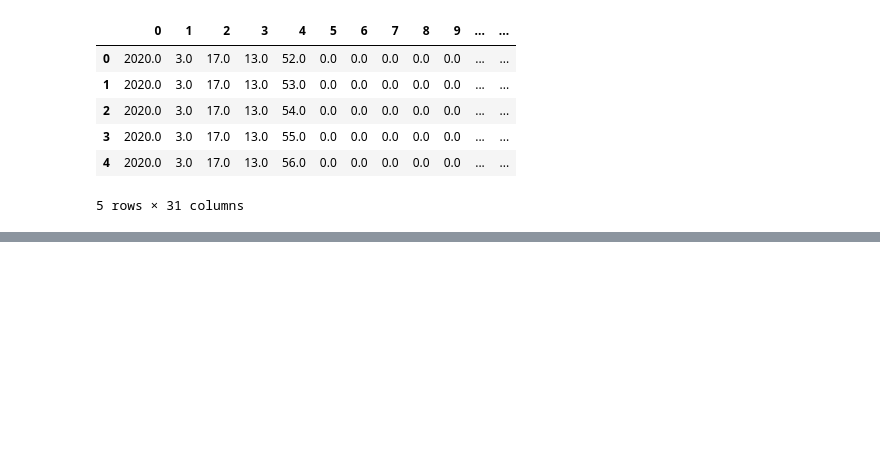
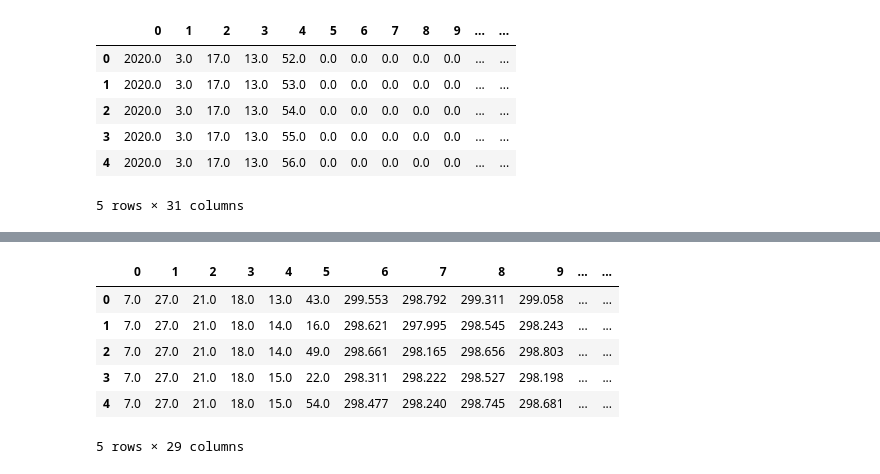
Before and after one commit to lourencocavalcante/Introduction-to-Data-Science, a Jupyter notebook: INPE_CAP394_2022_Atv01_Lourenco.ipynb, the cells around one changed output, grey strips where cells are left out. Saved outputs shown, nothing was run; the diff lists cells and outputs as text; code cells hidden in the pictures; blank space fills up the shorter version.

```diff
--- a/INPE_CAP394_2022_Atv01_Lourenco.ipynb
+++ b/INPE_CAP394_2022_Atv01_Lourenco.ipynb
@@ -101,0 +141,10 @@ df_rd80_joss.head()
+# %%
+df_mp3000A_2.head()
+# %% [output]
+|  | 0 | 1 | 2 | 3 | 4 | 5 | 6 | 7 | 8 | 9 | ... | ... |
+| 0 | 7.0 | 27.0 | 21.0 | 18.0 | 13.0 | 43.0 | 299.553 | 298.792 | 299.311 | 299.058 | ... | ... |
+| 1 | 7.0 | 27.0 | 21.0 | 18.0 | 14.0 | 16.0 | 298.621 | 297.995 | 298.545 | 298.243 | ... | ... |
+| 2 | 7.0 | 27.0 | 21.0 | 18.0 | 14.0 | 49.0 | 298.661 | 298.165 | 298.656 | 298.803 | ... | ... |
+| 3 | 7.0 | 27.0 | 21.0 | 18.0 | 15.0 | 22.0 | 298.311 | 298.222 | 298.527 | 298.198 | ... | ... |
+| 4 | 7.0 | 27.0 | 21.0 | 18.0 | 15.0 | 54.0 | 298.477 | 298.240 | 298.745 | 298.681 | ... | ... |
+5 rows × 29 columns
```
Also changed, not shown: parts of 21 cells of this notebook.
